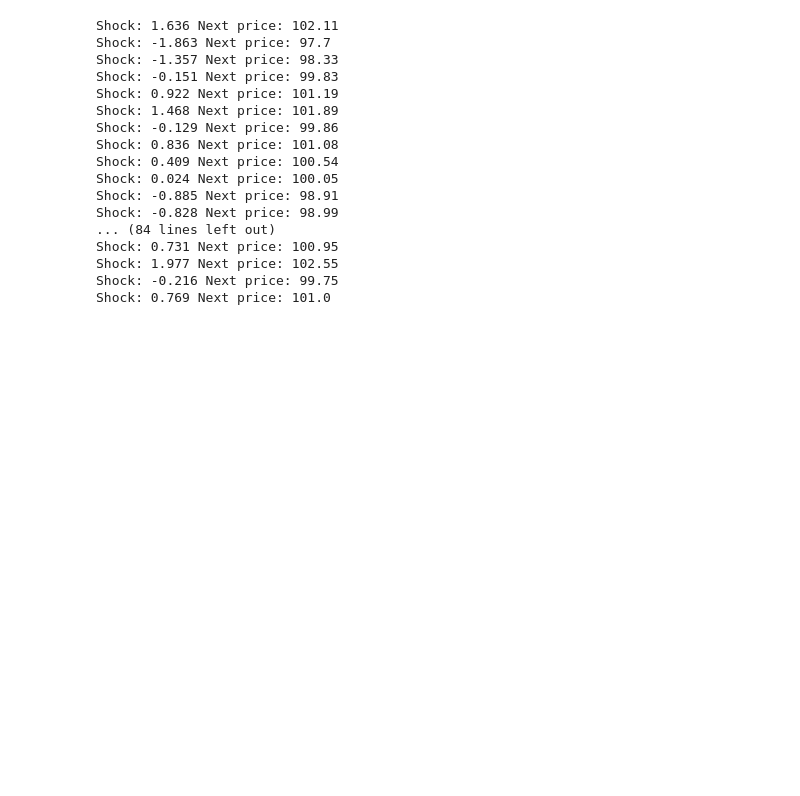
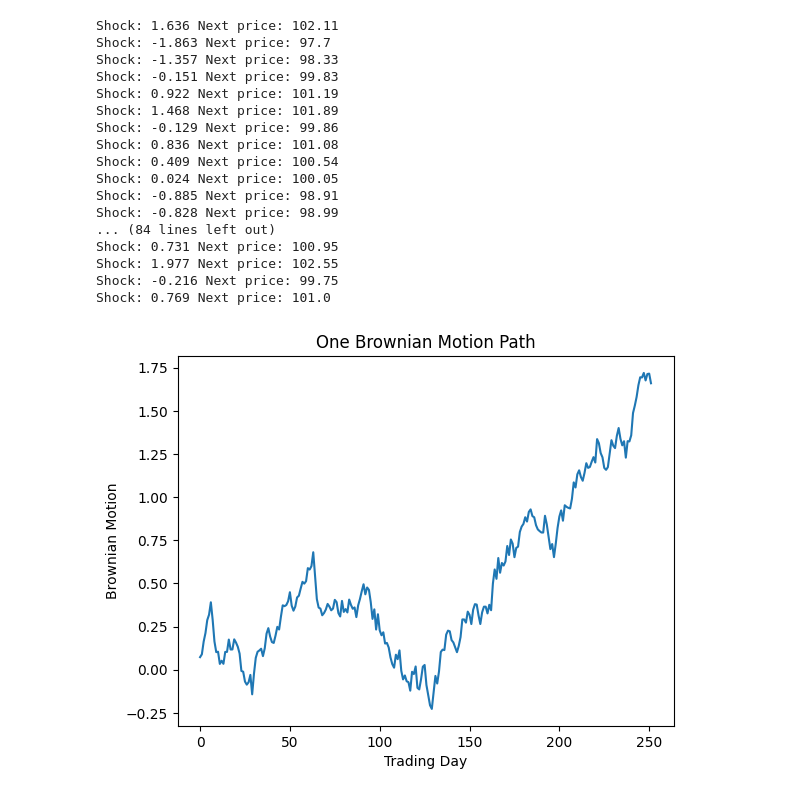
Before and after one commit to Hacker794/Monte-Carlo-Market-Risk-and-Option-Pricing-Engine-, a Jupyter notebook: notebooks/day2_brownian_motion.ipynb, the cells around one changed output. Saved outputs shown, nothing was run; the diff lists cells and outputs as text; code cells hidden in the pictures; blank space fills up the shorter version.

Commit message:
simulating one brownian motion path

```diff
--- a/notebooks/day2_brownian_motion.ipynb
+++ b/notebooks/day2_brownian_motion.ipynb
@@ -68,3 +68,23 @@ Shock: 0.731 Next price: 100.95
 Shock: 1.977 Next price: 102.55
 Shock: -0.216 Next price: 99.75
 Shock: 0.769 Next price: 101.0
+# %%
+import numpy as np
+import matplotlib.pyplot as plt
+
+n_steps = 252
+dt = 1 / 252
+
+z = np.random.normal(0, 1, size=n_steps)
+
+dW = np.sqrt(dt) * z
+
+W = np.cumsum(dW)
+
+plt.plot(W)
+plt.xlabel("Trading Day")
+plt.ylabel("Brownian Motion")
+plt.title("One Brownian Motion Path")
+plt.show()
+# %% [output]
+[figure, added]
```
